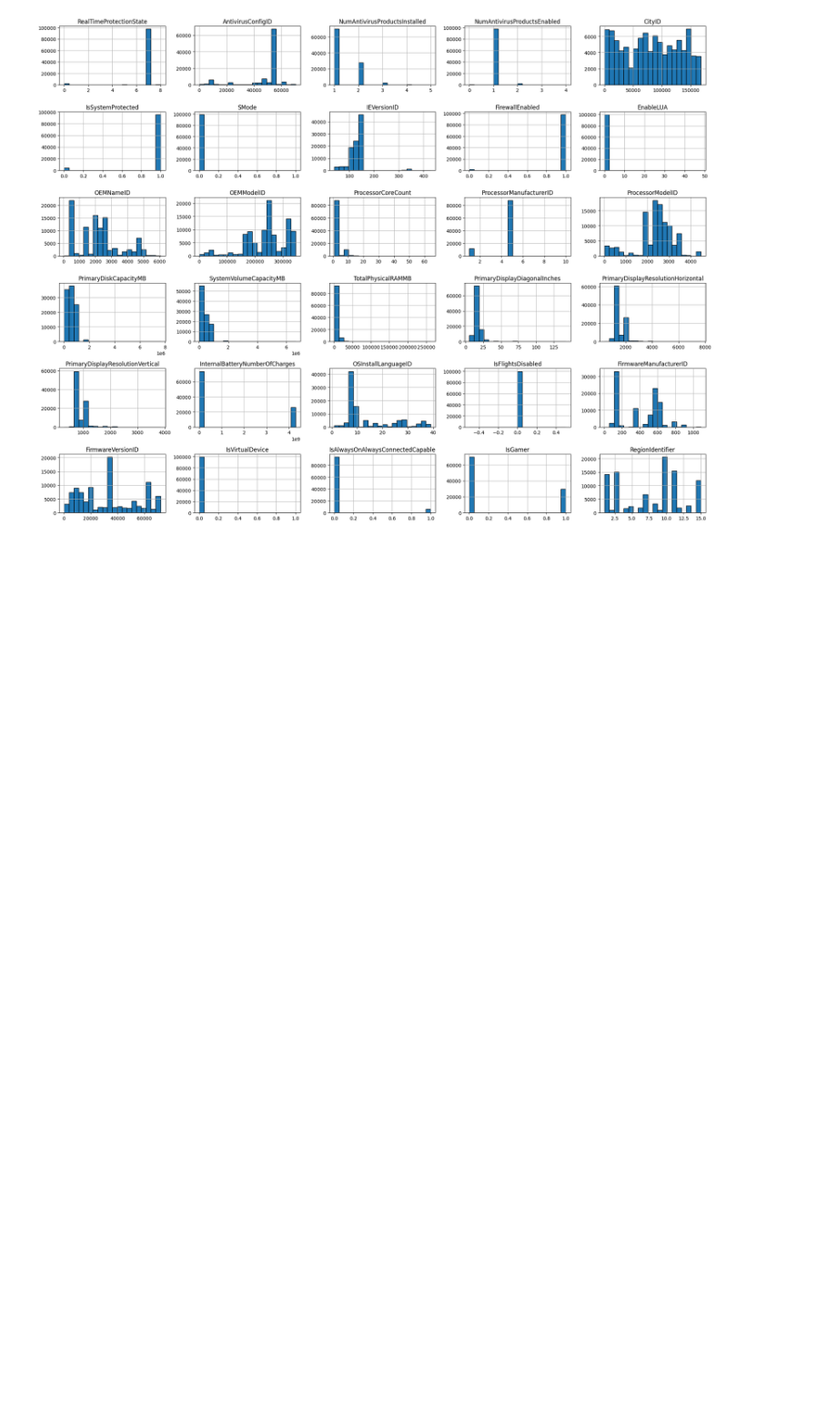
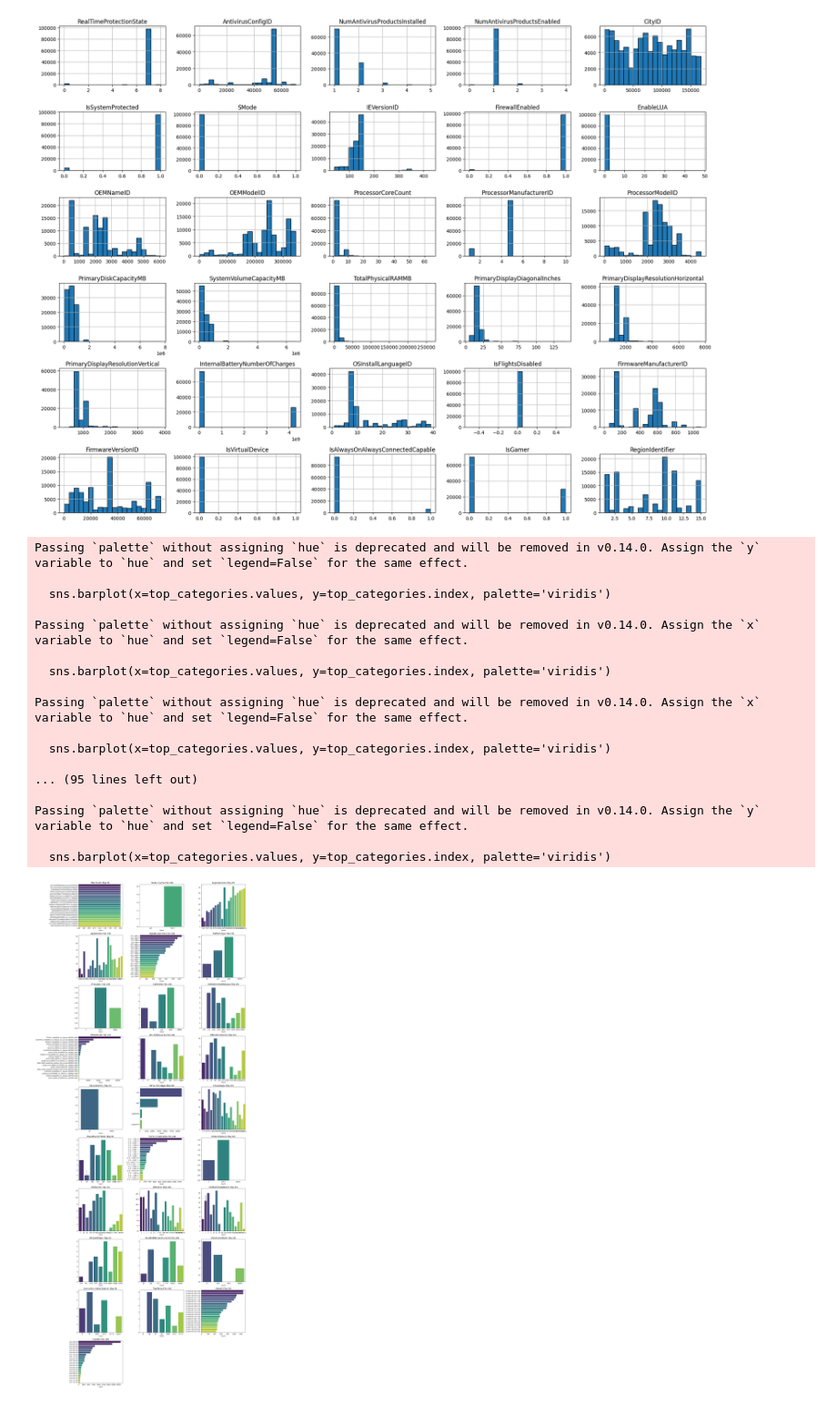
Before and after one commit to abhijha8287/mlp_project, a Jupyter notebook: final.ipynb, the cells around one changed output. Shown at 91% size. Drawn from its saved outputs; the diff is of its cells as text; code cells hidden in the pictures; blank space fills up the shorter version.

```diff
--- a/final.ipynb
+++ b/final.ipynb
@@ -152,0 +191,56 @@ plt.show()
+# %%
+import pandas as pd
+import matplotlib.pyplot as plt
+import seaborn as sns
+
+# Your categorical columns list (example subset; replace with your actual categorical columns)
+cat_columns = ['MachineID', 'ProductName', 'EngineVersion', 'AppVersion',
+               'SignatureVersion', 'PlatformType', 'Processor', 'OSVersion',
+               'OsPlatformSubRelease', 'OSBuildLab', 'SKUEditionName',
+               'MDC2FormFactor', 'DeviceFamily', 'PrimaryDiskType',
+               'ChassisType', 'PowerPlatformRole', 'NumericOSVersion',
+               'OSArchitecture', 'OSBranch', 'OSEdition',
+               'OSSkuFriendlyName', 'OSInstallType',
+               'AutoUpdateOptionsName', 'OSGenuineState',
+               'LicenseActivationChannel','FlightRing','DateAS','DateOS']
+
+# Set number of columns per row for subplots
+n_cols = 3
+n_rows = (len(cat_columns) + n_cols - 1) // n_cols
+
+# Set figure size (adjust as needed)
+plt.figure(figsize=(n_cols * 7, n_rows * 5))
+
+for idx, col in enumerate(cat_columns, 1):
+    plt.subplot(n_rows, n_cols, idx)
+
+    # Get top 10 categories for clarity
+    top_categories = df[col].value_counts().nlargest(20)
+
+    sns.barplot(x=top_categories.values, y=top_categories.index, palette='viridis')
+
+    plt.title(f'{col} (Top 20)', fontsize=14)
+    plt.xlabel('Count')
+    plt.ylabel('')
+
+plt.tight_layout()
+plt.show()
+# %% [output]
+Passing `palette` without assigning `hue` is deprecated and will be removed in v0.14.0. Assign the `y` variable to `hue` and set `legend=False` for the same effect.
+
+  sns.barplot(x=top_categories.values, y=top_categories.index, palette='viridis')
+
+Passing `palette` without assigning `hue` is deprecated and will be removed in v0.14.0. Assign the `x` variable to `hue` and set `legend=False` for the same effect.
+
+  sns.barplot(x=top_categories.values, y=top_categories.index, palette='viridis')
+
+Passing `palette` without assigning `hue` is deprecated and will be removed in v0.14.0. Assign the `x` variable to `hue` and set `legend=False` for the same effect.
+
+  sns.barplot(x=top_categories.values, y=top_categories.index, palette='viridis')
+
+... (95 lines left out)
+
+Passing `palette` without assigning `hue` is deprecated and will be removed in v0.14.0. Assign the `y` variable to `hue` and set `legend=False` for the same effect.
+
+  sns.barplot(x=top_categories.values, y=top_categories.index, palette='viridis')
+[figure, added]
```
Also changed, not shown: parts of 36 cells of this notebook, 2 other files.
